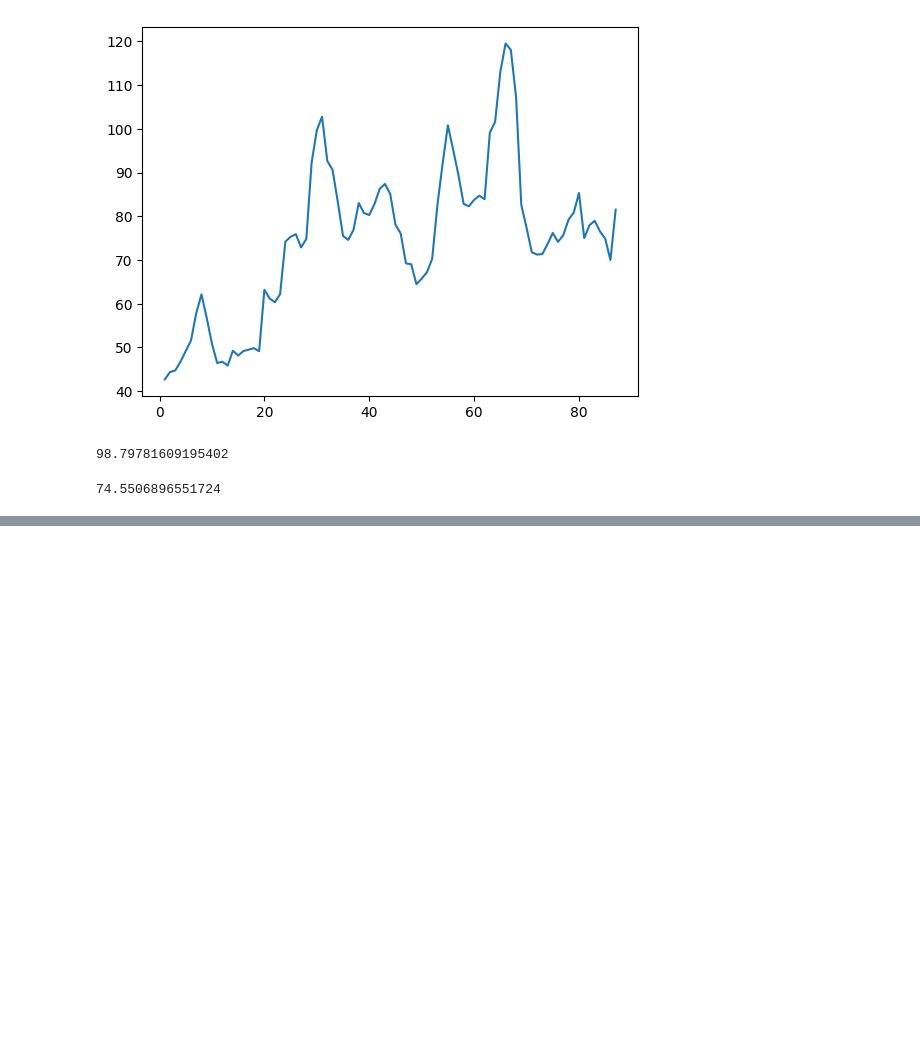
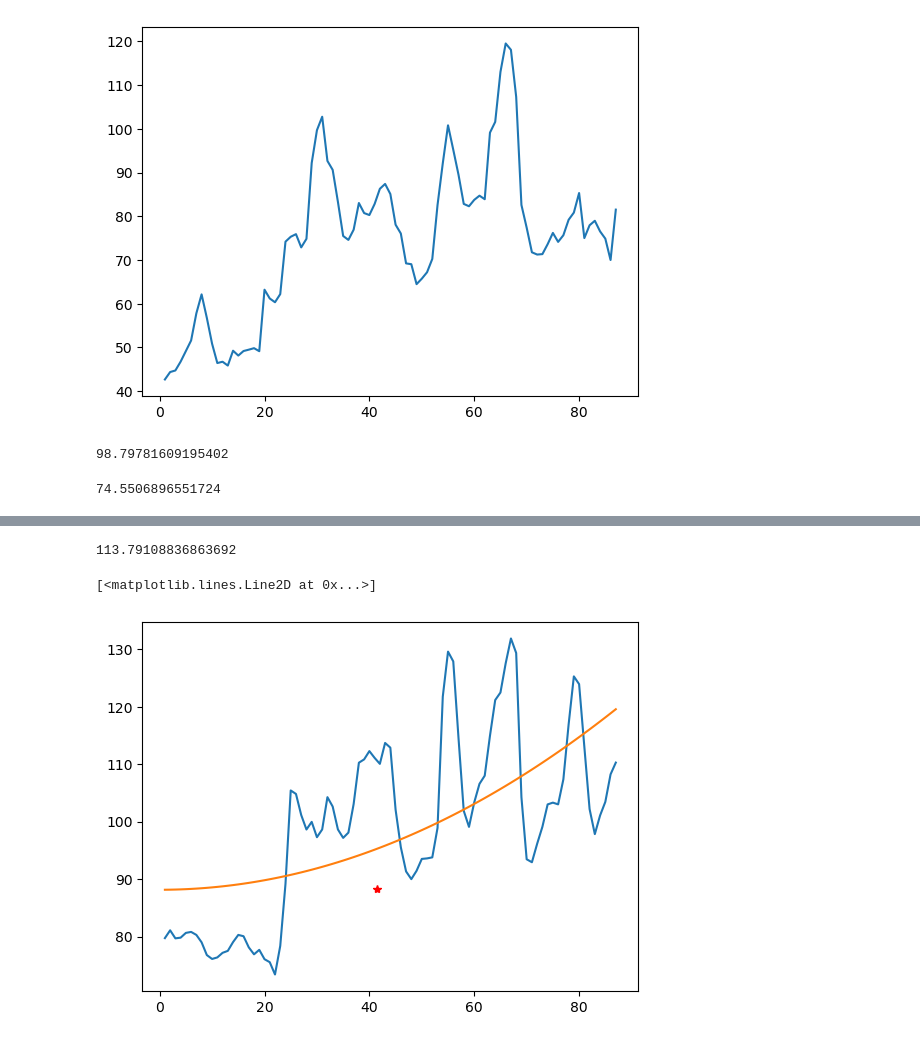
Before and after one commit to filipanselmo11/Jupyter-Notebooks, a Jupyter notebook: Numpy_alura.ipynb, the cells around one changed output, grey strips where cells are left out. Cells and saved outputs as stored; diff of their text form; code cells hidden in the pictures; blank space fills up the shorter version.

```diff
--- a/Numpy_alura.ipynb
+++ b/Numpy_alura.ipynb
@@ -126,0 +181,2 @@ np.mean(kaliningrad)
+# %%
+X = X**2
@@ -126,0 +199,3 @@ np.mean(kaliningrad)
+# %%
+y = a*X+b
+y
@@ -126,0 +220,11 @@ np.mean(kaliningrad)
+# %%
+np.linalg.norm(moscow-y)
+# %% [output]
+113.79108836863692
+# %%
+plt.plot(datas, moscow)
+plt.plot(x,y)
+plt.plot(41.5, 41.5*a+b, '*r')
+# %% [output]
+[<matplotlib.lines.Line2D at 0x...>]
+[figure, added]
```
Also changed, not shown: parts of 33 cells of this notebook, 2 other files.
